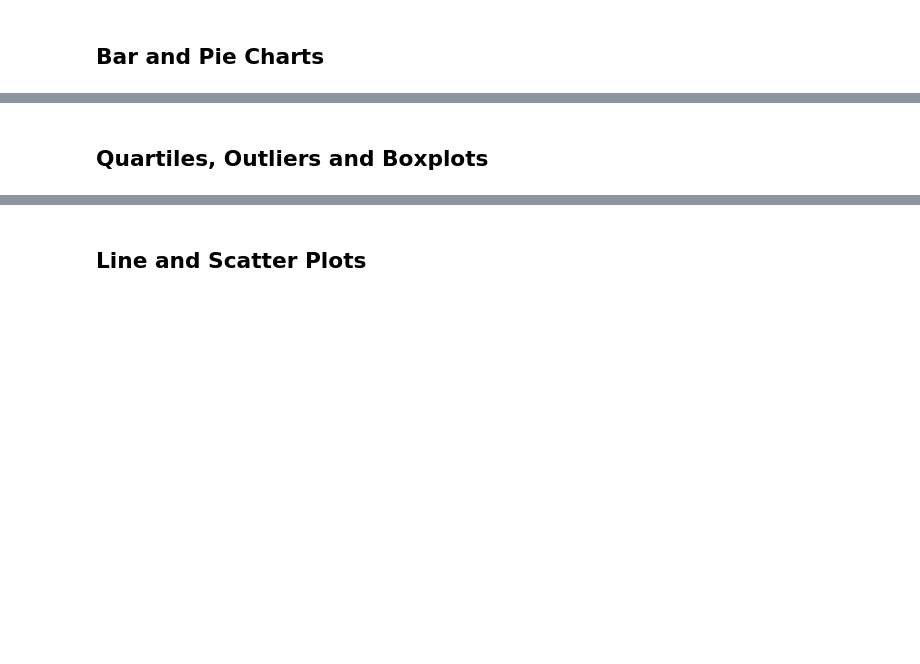
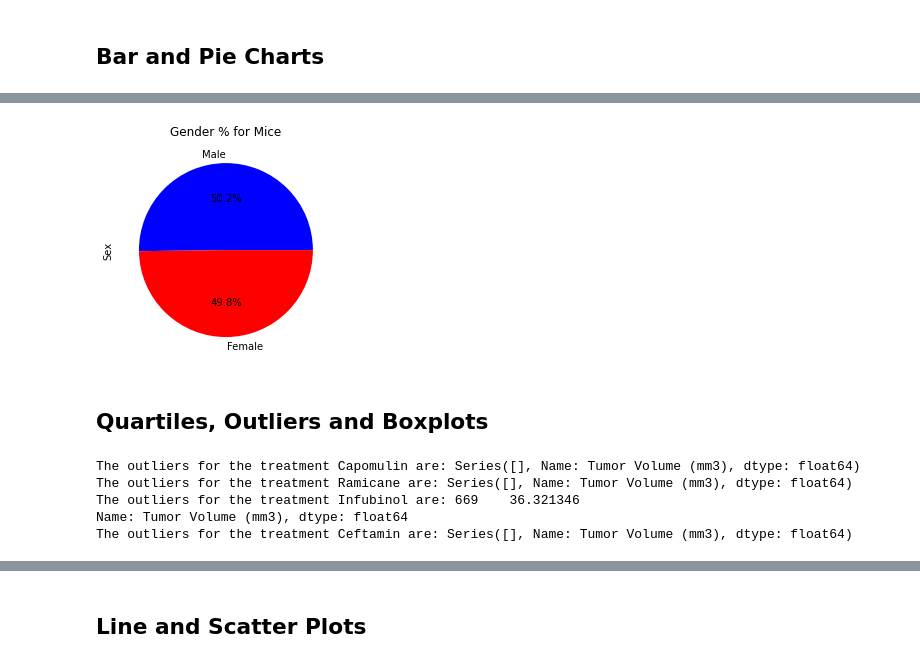
Before and after one commit to gotzx015/Matplotlib-Challenge, a Jupyter notebook: Pymaceuticals/main.ipynb, the cells around one changed output, grey strips where cells are left out. Cells and saved outputs as stored; diff of their text form; code cells hidden in the pictures; blank space fills up the shorter version.

```diff
--- a/Pymaceuticals/main.ipynb
+++ b/Pymaceuticals/main.ipynb
@@ -144,2 +198,7 @@ tumor_agg
 # %%
-# Generate a pie plot showing the distribution of female versus male mice using pandas
+# Generate a pie plot showing the distribution of female versus male mice using pyplot
+
+pie_plot = mouse_gender_count.plot(kind="pie", colors=colors, autopct="%1.1f%%", title= "Gender % for Mice")
+plt.show()
+# %% [output]
+[figure, added]
@@ -175,2 +223,52 @@ tumor_agg
+# %%
+# Calculate the IQR and quantitatively determine if there are any potential outliers.
+
+# Find outliers of Capomulin
+quartiles = tumor_vol_cap.quantile([.25,.5,.75])
+lowerq = quartiles[0.25]
+upperq = quartiles[0.75]
+iqr = upperq-lowerq
+lower_bound = lowerq - (1.5*iqr)
+upper_bound = upperq + (1.5*iqr)
+outliers_cap = tumor_vol_cap[(tumor_vol_cap > upper_bound) | (tumor_vol_cap < lower_bound)]
+
+# Find outliers of Ramicane
+quartiles = tumor_vol_ram.quantile([.25,.5,.75])
+lowerq = quartiles[0.25]
+upperq = quartiles[0.75]
+iqr = upperq-lowerq
+lower_bound = lowerq - (1.5*iqr)
+upper_bound = upperq + (1.5*iqr)
+outliers_ram = tumor_vol_ram[(tumor_vol_ram > upper_bound) | (tumor_vol_ram < lower_bound)]
+
+# Find outliers of Infubinol
+quartiles = tumor_vol_inf.quantile([.25,.5,.75])
+lowerq = quartiles[0.25]
+upperq = quartiles[0.75]
+iqr = upperq-lowerq
+lower_bound = lowerq - (1.5*iqr)
+upper_bound = upperq + (1.5*iqr)
+outliers_inf = tumor_vol_inf[(tumor_vol_inf > upper_bound) | (tumor_vol_inf < lower_bound)]
+
+# Find outliers of Ceftamin
+quartiles = tumor_vol_cef.quantile([.25,.5,.75])
+lowerq = quartiles[0.25]
+upperq = quartiles[0.75]
+iqr = upperq-lowerq
+lower_bound = lowerq - (1.5*iqr)
+upper_bound = upperq + (1.5*iqr)
+outliers_cef = tumor_vol_cef[(tumor_vol_cef > upper_bound) | (tumor_vol_cef < lower_bound)]
+
+# Print outliers for each treatment
+print(f'The outliers for the treatment Capomulin are: {outliers_cap}')
+print(f'The outliers for the treatment Ramicane are: {outliers_ram}')
+print(f'The outliers for the treatment Infubinol are: {outliers_inf}')
+print(f'The outliers for the treatment Ceftamin are: {outliers_cef}')
+# %% [output]
+The outliers for the treatment Capomulin are: Series([], Name: Tumor Volume (mm3), dtype: float64)
+The outliers for the treatment Ramicane are: Series([], Name: Tumor Volume (mm3), dtype: float64)
+The outliers for the treatment Infubinol are: 669    36.321346
+Name: Tumor Volume (mm3), dtype: float64
+The outliers for the treatment Ceftamin are: Series([], Name: Tumor Volume (mm3), dtype: float64)
 # %%
 # Generate a box plot of the final tumor volume of each mouse across four regimens of interest
```
Also changed, not shown: parts of 18 cells of this notebook, 4 other files.
